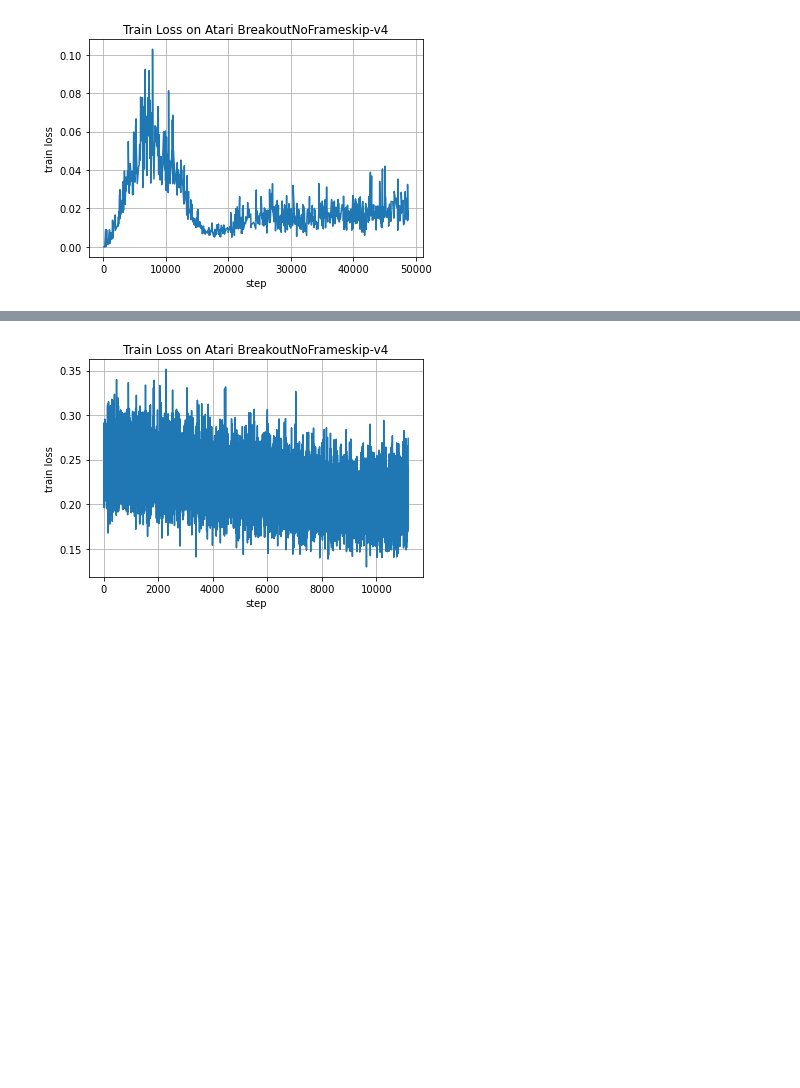
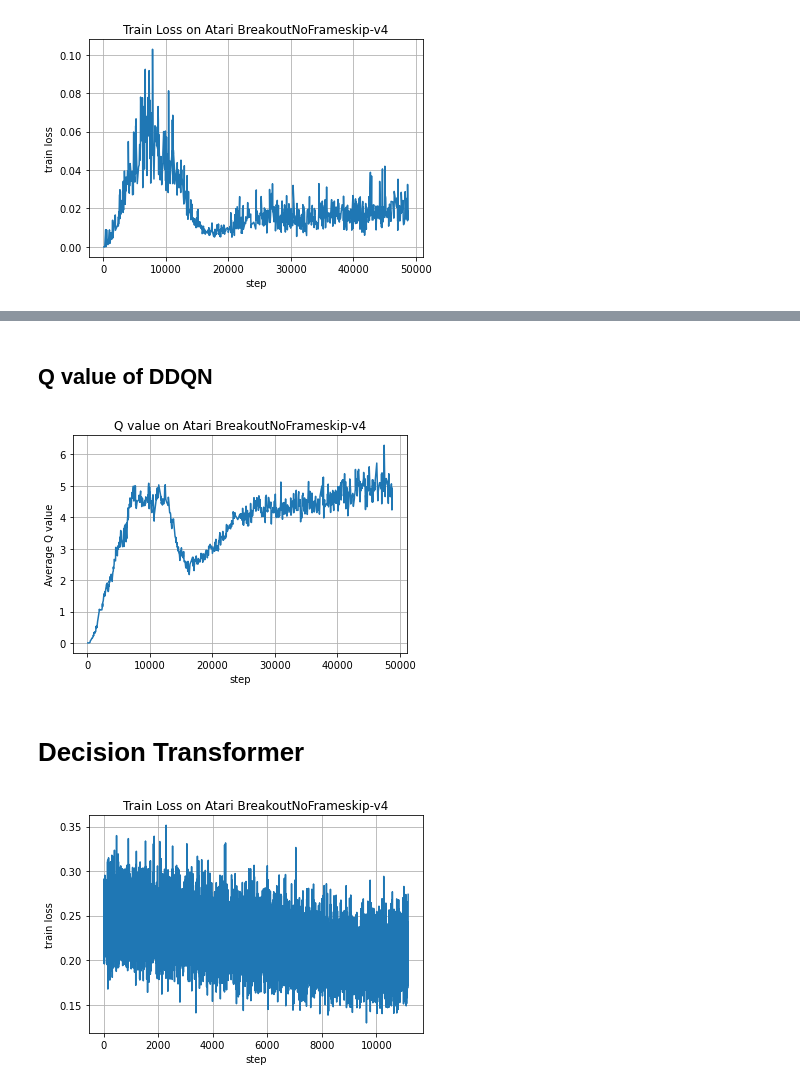
Before and after one commit to LNdoremi/CS5446-Project, a Jupyter notebook: cs5446.ipynb, the cells around one changed output, grey strips where cells are left out. Cells and saved outputs as stored; diff of their text form; code cells hidden in the pictures; blank space fills up the shorter version.

```diff
--- a/cs5446.ipynb
+++ b/cs5446.ipynb
@@ -40,3 +67,23 @@ plt.show()
+# %% [markdown]
+## Q value of DDQN
+# %%
+# Data for plotting
+t = ddq_q.Step
+s = ddq_q.Value
+
+fig, ax = plt.subplots()
+ax.plot(t, s)
+
+ax.set(xlabel='step', ylabel='Average Q value',
+       title='Q value on Atari BreakoutNoFrameskip-v4')
+ax.grid()
+
+fig.savefig("test.png")
+plt.show()
+# %% [output]
+[figure, added]
+# %% [markdown]
+# Decision Transformer
 # %%
 import json
 
```
Also changed, not shown: parts of 6 cells of this notebook, 1 other file.
